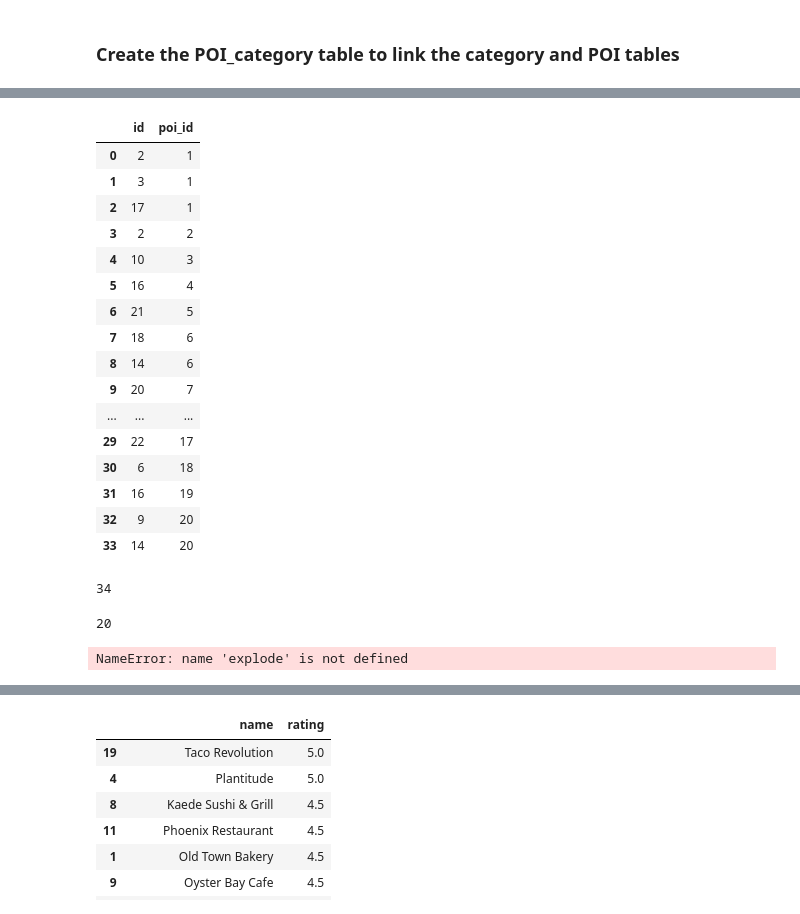
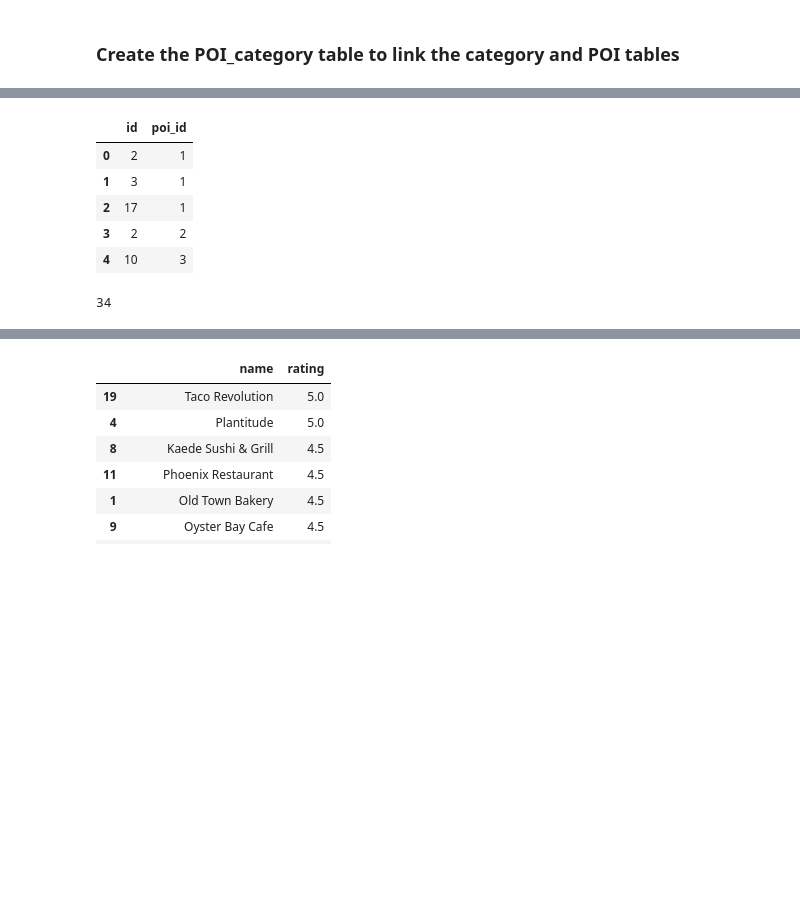
Before and after one commit to jess-moloney/mini-project-2, a Jupyter notebook: notebooks/EDA.ipynb, the cells around one changed output, grey strips where cells are left out. Drawn from its saved outputs; the diff is of its cells as text; code cells hidden in the pictures; blank space fills up the shorter version.

```diff
--- a/notebooks/EDA.ipynb
+++ b/notebooks/EDA.ipynb
@@ -768,21 +763,10 @@ category_from_sql
 # %%
 values = poi_category_new_df[['id','poi_id']]
-values
+values.head()
 # %% [output]
 |  | id | poi_id |
 | 0 | 2 | 1 |
 | 1 | 3 | 1 |
 | 2 | 17 | 1 |
 | 3 | 2 | 2 |
 | 4 | 10 | 3 |
-| 5 | 16 | 4 |
-| 6 | 21 | 5 |
-| 7 | 18 | 6 |
-| 8 | 14 | 6 |
-| 9 | 20 | 7 |
-| ... | ... | ... |
-| 29 | 22 | 17 |
-| 30 | 6 | 18 |
-| 31 | 16 | 19 |
-| 32 | 9 | 20 |
-| 33 | 14 | 20 |
@@ -803,9 +778,0 @@ execute_query(connection, create_POI_category_table)
-# %%
-Yelp_df.to_sql('Businesses', connection, if_exists="replace", index=False)
-# %% [output]
-20
-# %%
-categories = explode(Yelp_df.assign(categories=Yelp_df.categories.str.split(',')), 'categories')
-categories
-# %% [output]
-NameError: name 'explode' is not defined
```
Also changed, not shown: parts of 59 cells of this notebook, 1 other file.
